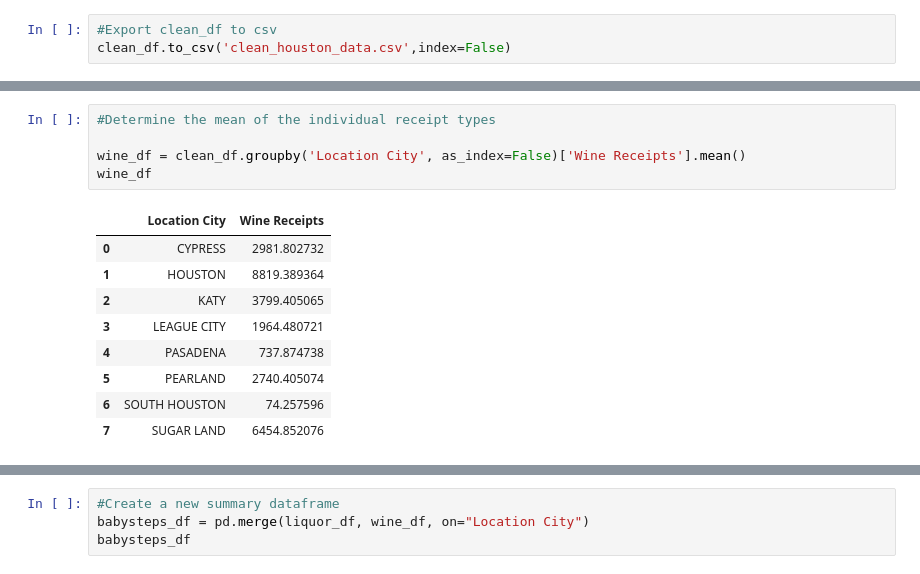
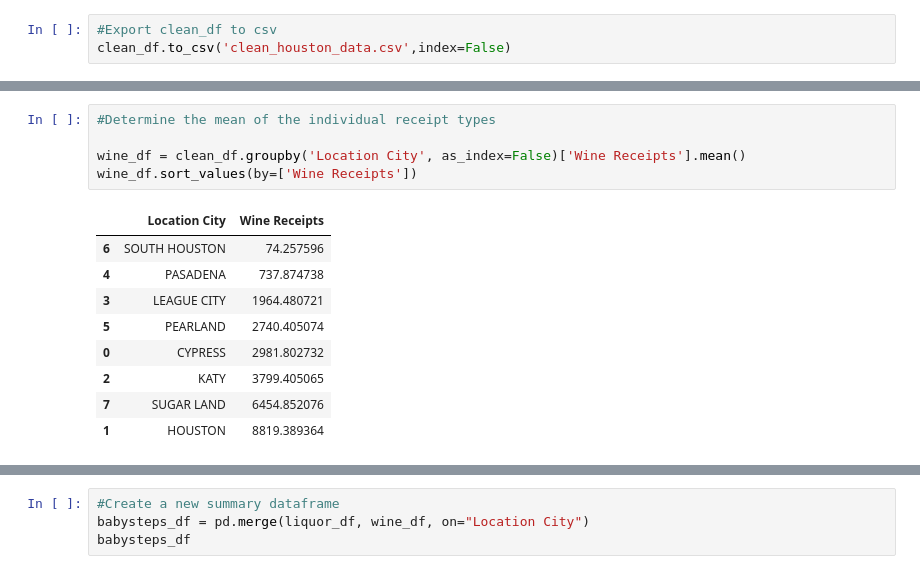
Before and after one commit to ejkaster/Project-1-Top-5-US-Cities-Real-Estate-Trends, a Jupyter notebook: AvgSales.ipynb, the cells around one changed output, grey strips where cells are left out. Cells and saved outputs as stored; diff of their text form.

```diff
--- a/AvgSales.ipynb
+++ b/AvgSales.ipynb
@@ -64,18 +64,18 @@ plt.tight_layout()
 # %%
 #Determine the mean of the individual receipt types
 
 wine_df = clean_df.groupby('Location City', as_index=False)['Wine Receipts'].mean()
-wine_df
+wine_df.sort_values(by=['Wine Receipts'])
 # %% [output]
 |  | Location City | Wine Receipts |
+| 6 | SOUTH HOUSTON | 74.257596 |
+| 4 | PASADENA | 737.874738 |
+| 3 | LEAGUE CITY | 1964.480721 |
+| 5 | PEARLAND | 2740.405074 |
 | 0 | CYPRESS | 2981.802732 |
+| 2 | KATY | 3799.405065 |
+| 7 | SUGAR LAND | 6454.852076 |
 | 1 | HOUSTON | 8819.389364 |
-| 2 | KATY | 3799.405065 |
-| 3 | LEAGUE CITY | 1964.480721 |
-| 4 | PASADENA | 737.874738 |
-| 5 | PEARLAND | 2740.405074 |
-| 6 | SOUTH HOUSTON | 74.257596 |
-| 7 | SUGAR LAND | 6454.852076 |
 # %%
 #Plot Wine Receipts by City
 
```
Also changed, not shown: parts of 7 cells of this notebook, 5 other files.
